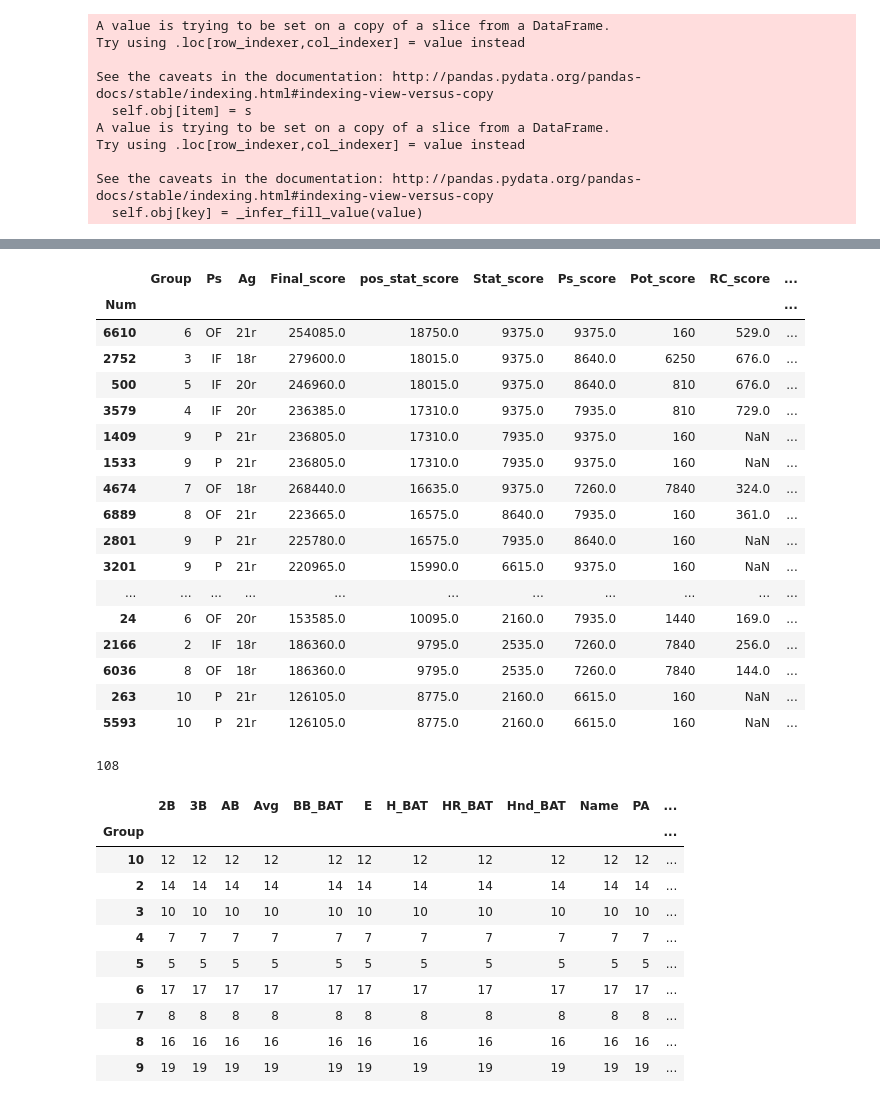
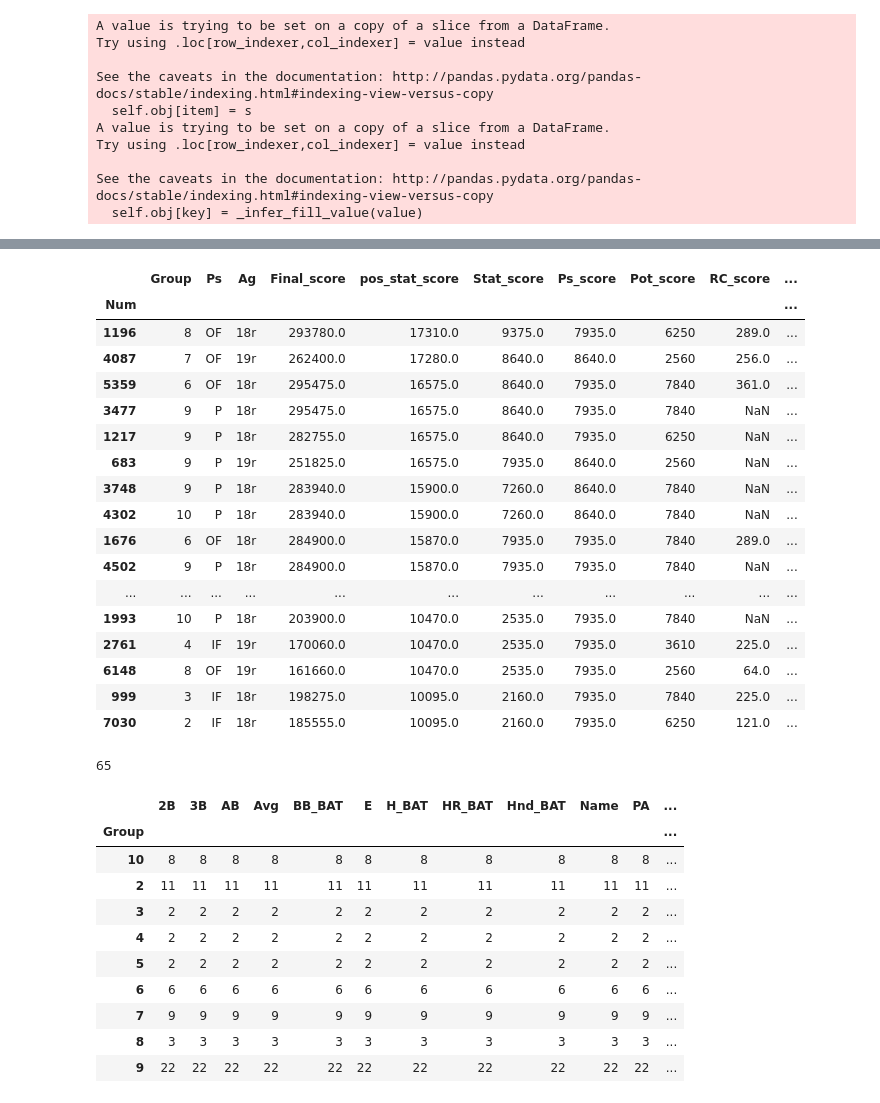
Before and after one commit to jesseerdmann/del_tools, a Jupyter notebook: notebooks/EPBL_Draft.ipynb, the cells around one changed output, grey strips where cells are left out. Drawn from its saved outputs; the diff is of its cells as text; code cells hidden in the pictures.

```diff
--- a/notebooks/EPBL_Draft.ipynb
+++ b/notebooks/EPBL_Draft.ipynb
@@ -10,13 +10,13 @@ draft_url = 'http://dolphinsim.com/clmanager/epbl/index_dra.shtml'
 pd.options.display.max_rows = 200
 pd.options.display.max_columns = 200
 
-POS_FACTOR = 15
-POT_FACTOR = 6
-STAT_FACTOR = 12
-CO_MIN = 3
-ARM_MIN = 3
+POS_FACTOR = 13
+POT_FACTOR = 8
+STAT_FACTOR = 15
+CO_MIN = 2
+ARM_MIN = 2
 DS_MIN = 1
-PIT_MIN = 7
+PIT_MIN = 5
 
 def attr_score(val, factor):
     return (val//factor)**2
@@ -605,47 +650,47 @@ restricted['Final_score'].hist()
 # %%
-restricted = restricted[restricted['Ps_score'] >= 4000]
+restricted = restricted[restricted['Ps_score'] >= 2000]
 restricted = restricted[restricted['Stat_score'] >= 2000]
-restricted = restricted[restricted['Pot_score'] >= 160]
+restricted = restricted[restricted['Pot_score'] >= 2000]
 
 restricted.sort_values(by=['pos_stat_score', 'Pot_score'], ascending=False)\
   .loc[:, ['Group', 'Ps', 'Ag', 'Final_score', 'pos_stat_score', 'Stat_score', 'Ps_score', 'Pot_score', 'RC_score', 'OPS_score', 'OBP_score', 'AVG_score', 'SLG_score', 'SB_score', 'K_score', 'Ps_raw']]
 # %% [output]
 |  | Group | Ps | Ag | Final_score | pos_stat_score | Stat_score | Ps_score | Pot_score | RC_score | ... |
 | Num |  |  |  |  |  |  |  |  |  | ... |
-| 6610 | 6 | OF | 21r | 254085.0 | 18750.0 | 9375.0 | 9375.0 | 160 | 529.0 | ... |
-| 2752 | 3 | IF | 18r | 279600.0 | 18015.0 | 9375.0 | 8640.0 | 6250 | 676.0 | ... |
-| 500 | 5 | IF | 20r | 246960.0 | 18015.0 | 9375.0 | 8640.0 | 810 | 676.0 | ... |
-| 3579 | 4 | IF | 20r | 236385.0 | 17310.0 | 9375.0 | 7935.0 | 810 | 729.0 | ... |
-| 1409 | 9 | P | 21r | 236805.0 | 17310.0 | 7935.0 | 9375.0 | 160 | NaN | ... |
-| 1533 | 9 | P | 21r | 236805.0 | 17310.0 | 7935.0 | 9375.0 | 160 | NaN | ... |
-| 4674 | 7 | OF | 18r | 268440.0 | 16635.0 | 9375.0 | 7260.0 | 7840 | 324.0 | ... |
-| 6889 | 8 | OF | 21r | 223665.0 | 16575.0 | 8640.0 | 7935.0 | 160 | 361.0 | ... |
-| 2801 | 9 | P | 21r | 225780.0 | 16575.0 | 7935.0 | 8640.0 | 160 | NaN | ... |
-| 3201 | 9 | P | 21r | 220965.0 | 15990.0 | 6615.0 | 9375.0 | 160 | NaN | ... |
+| 1196 | 8 | OF | 18r | 293780.0 | 17310.0 | 9375.0 | 7935.0 | 6250 | 289.0 | ... |
+| 4087 | 7 | OF | 19r | 262400.0 | 17280.0 | 8640.0 | 8640.0 | 2560 | 256.0 | ... |
+| 5359 | 6 | OF | 18r | 295475.0 | 16575.0 | 8640.0 | 7935.0 | 7840 | 361.0 | ... |
+| 3477 | 9 | P | 18r | 295475.0 | 16575.0 | 8640.0 | 7935.0 | 7840 | NaN | ... |
+| 1217 | 9 | P | 18r | 282755.0 | 16575.0 | 8640.0 | 7935.0 | 6250 | NaN | ... |
+| 683 | 9 | P | 19r | 251825.0 | 16575.0 | 7935.0 | 8640.0 | 2560 | NaN | ... |
+| 3748 | 9 | P | 18r | 283940.0 | 15900.0 | 7260.0 | 8640.0 | 7840 | NaN | ... |
+| 4302 | 10 | P | 18r | 283940.0 | 15900.0 | 7260.0 | 8640.0 | 7840 | NaN | ... |
+| 1676 | 6 | OF | 18r | 284900.0 | 15870.0 | 7935.0 | 7935.0 | 7840 | 289.0 | ... |
+| 4502 | 9 | P | 18r | 284900.0 | 15870.0 | 7935.0 | 7935.0 | 7840 | NaN | ... |
 | ... | ... | ... | ... | ... | ... | ... | ... | ... | ... | ... |
-| 24 | 6 | OF | 20r | 153585.0 | 10095.0 | 2160.0 | 7935.0 | 1440 | 169.0 | ... |
-| 2166 | 2 | IF | 18r | 186360.0 | 9795.0 | 2535.0 | 7260.0 | 7840 | 256.0 | ... |
-| 6036 | 8 | OF | 18r | 186360.0 | 9795.0 | 2535.0 | 7260.0 | 7840 | 144.0 | ... |
-| 263 | 10 | P | 21r | 126105.0 | 8775.0 | 2160.0 | 6615.0 | 160 | NaN | ... |
-| 5593 | 10 | P | 21r | 126105.0 | 8775.0 | 2160.0 | 6615.0 | 160 | NaN | ... |
+| 1993 | 10 | P | 18r | 203900.0 | 10470.0 | 2535.0 | 7935.0 | 7840 | NaN | ... |
+| 2761 | 4 | IF | 19r | 170060.0 | 10470.0 | 2535.0 | 7935.0 | 3610 | 225.0 | ... |
+| 6148 | 8 | OF | 19r | 161660.0 | 10470.0 | 2535.0 | 7935.0 | 2560 | 64.0 | ... |
+| 999 | 3 | IF | 18r | 198275.0 | 10095.0 | 2160.0 | 7935.0 | 7840 | 225.0 | ... |
+| 7030 | 2 | IF | 18r | 185555.0 | 10095.0 | 2160.0 | 7935.0 | 6250 | 121.0 | ... |
 # %%
 len(restricted)
 # %% [output]
-108
+65
 # %%
 restricted.groupby(['Group']).count()
 # %% [output]
 |  | 2B | 3B | AB | Avg | BB_BAT | E | H_BAT | HR_BAT | Hnd_BAT | Name | PA | ... |
 | Group |  |  |  |  |  |  |  |  |  |  |  | ... |
-| 10 | 12 | 12 | 12 | 12 | 12 | 12 | 12 | 12 | 12 | 12 | 12 | ... |
-| 2 | 14 | 14 | 14 | 14 | 14 | 14 | 14 | 14 | 14 | 14 | 14 | ... |
-| 3 | 10 | 10 | 10 | 10 | 10 | 10 | 10 | 10 | 10 | 10 | 10 | ... |
-| 4 | 7 | 7 | 7 | 7 | 7 | 7 | 7 | 7 | 7 | 7 | 7 | ... |
-| 5 | 5 | 5 | 5 | 5 | 5 | 5 | 5 | 5 | 5 | 5 | 5 | ... |
-| 6 | 17 | 17 | 17 | 17 | 17 | 17 | 17 | 17 | 17 | 17 | 17 | ... |
-| 7 | 8 | 8 | 8 | 8 | 8 | 8 | 8 | 8 | 8 | 8 | 8 | ... |
-| 8 | 16 | 16 | 16 | 16 | 16 | 16 | 16 | 16 | 16 | 16 | 16 | ... |
-| 9 | 19 | 19 | 19 | 19 | 19 | 19 | 19 | 19 | 19 | 19 | 19 | ... |
+| 10 | 8 | 8 | 8 | 8 | 8 | 8 | 8 | 8 | 8 | 8 | 8 | ... |
+| 2 | 11 | 11 | 11 | 11 | 11 | 11 | 11 | 11 | 11 | 11 | 11 | ... |
+| 3 | 2 | 2 | 2 | 2 | 2 | 2 | 2 | 2 | 2 | 2 | 2 | ... |
+| 4 | 2 | 2 | 2 | 2 | 2 | 2 | 2 | 2 | 2 | 2 | 2 | ... |
+| 5 | 2 | 2 | 2 | 2 | 2 | 2 | 2 | 2 | 2 | 2 | 2 | ... |
+| 6 | 6 | 6 | 6 | 6 | 6 | 6 | 6 | 6 | 6 | 6 | 6 | ... |
+| 7 | 9 | 9 | 9 | 9 | 9 | 9 | 9 | 9 | 9 | 9 | 9 | ... |
+| 8 | 3 | 3 | 3 | 3 | 3 | 3 | 3 | 3 | 3 | 3 | 3 | ... |
+| 9 | 22 | 22 | 22 | 22 | 22 | 22 | 22 | 22 | 22 | 22 | 22 | ... |
 # %%
 #scored.sort_values(by=['Final_score'], ascending=False).\
 restricted.sort_values(by=['Final_score', 'Ps_score', 'Stat_score', 'Pot_score'], ascending=False).\
```
Also changed, not shown: parts of 15 cells of this notebook.
